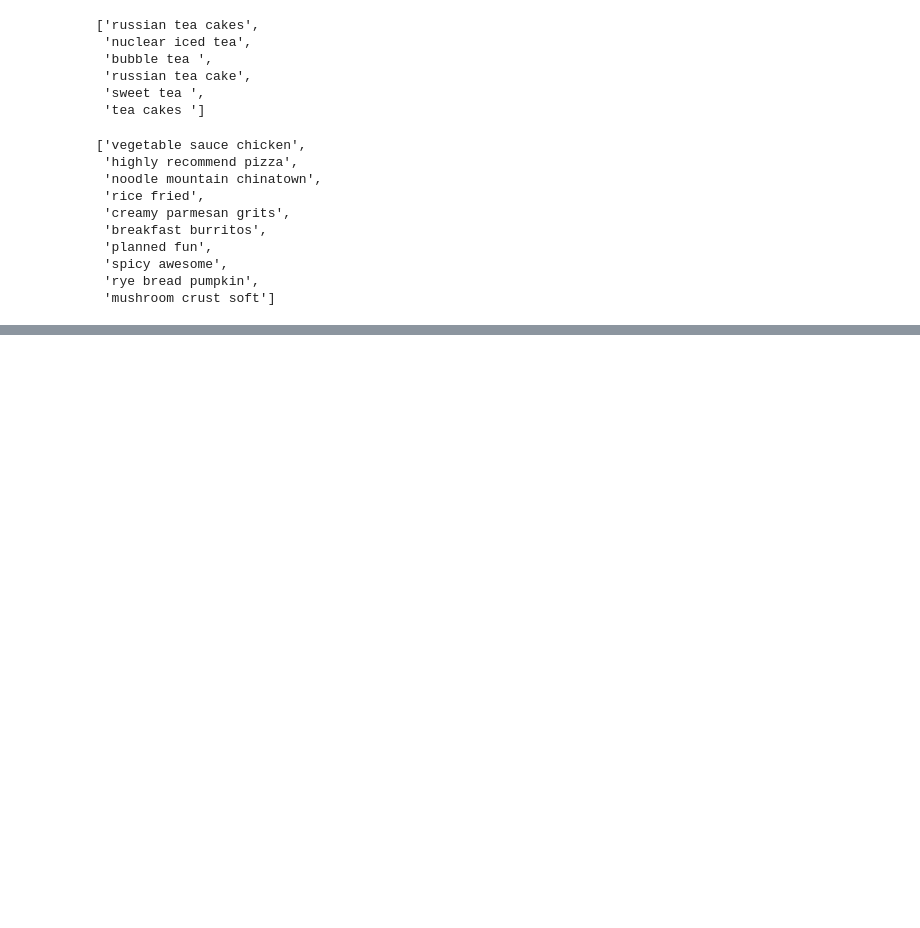
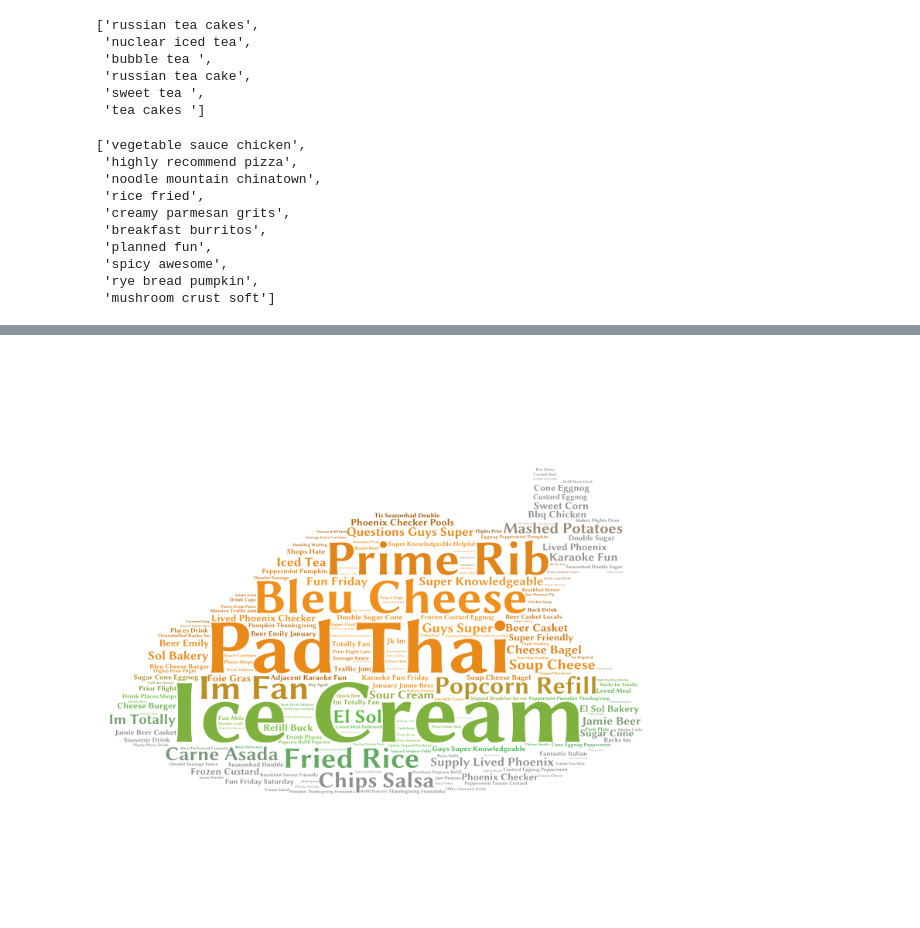
Before and after one commit to kevin11h/YelpDatasetChallengeDataScienceAndMachineLearningUCSD, a Jupyter notebook: Yelp Predictive Analytics.ipynb, the cells around one changed output, grey strips where cells are left out. Cells and saved outputs as stored; diff of their text form; code cells hidden in the pictures; blank space fills up the shorter version.

Commit message:
finished festive wordclouds

```diff
--- a/Yelp Predictive Analytics.ipynb
+++ b/Yelp Predictive Analytics.ipynb
@@ -2046,0 +2102,5 @@ Counter({'ice cream': 32, 'pad thai': 20, 'bleu cheese': 20, 'prime rib': 19, 'p
+# %%
+from IPython.core.display import Image
+Image('thanksgiving_wordcloud_yelp.png')
+# %% [output]
+[figure, added]
```
Also changed, not shown: parts of 11 cells of this notebook.
